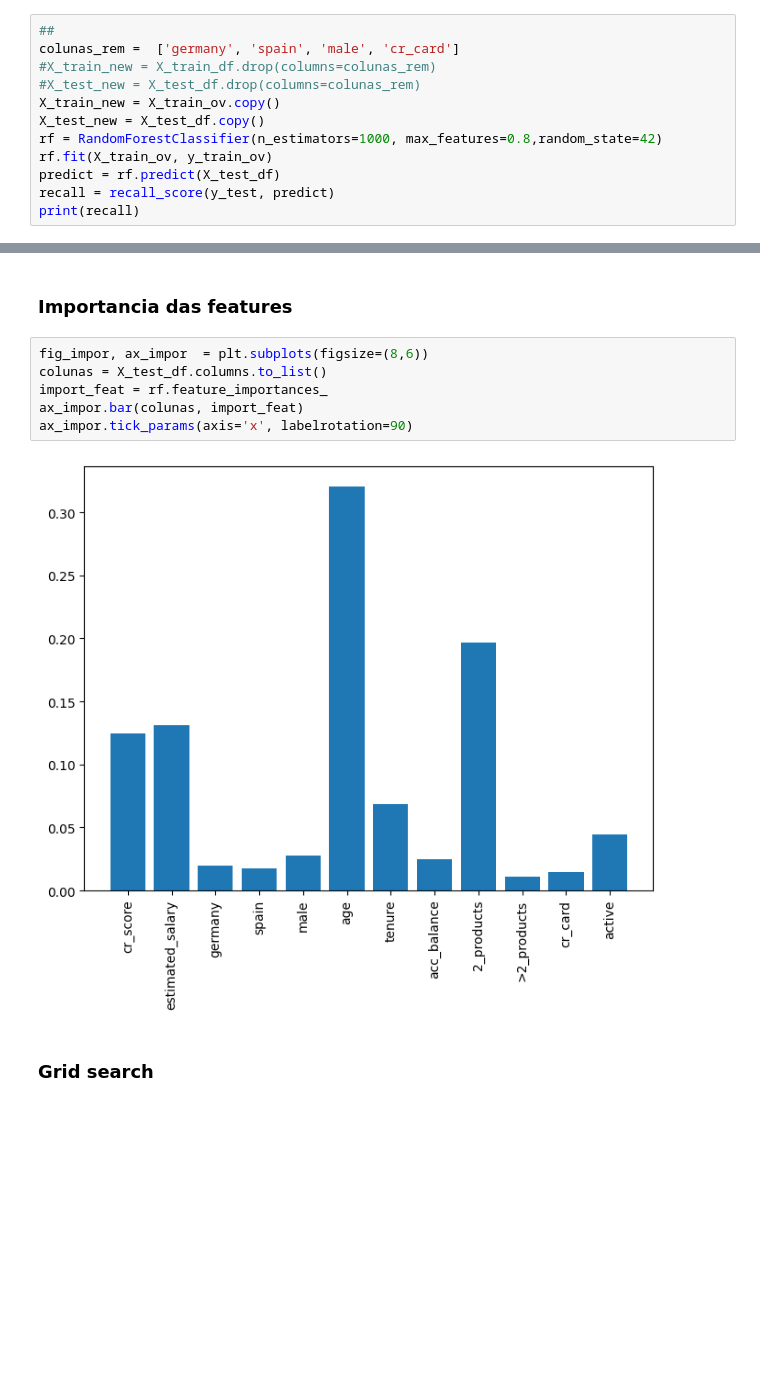
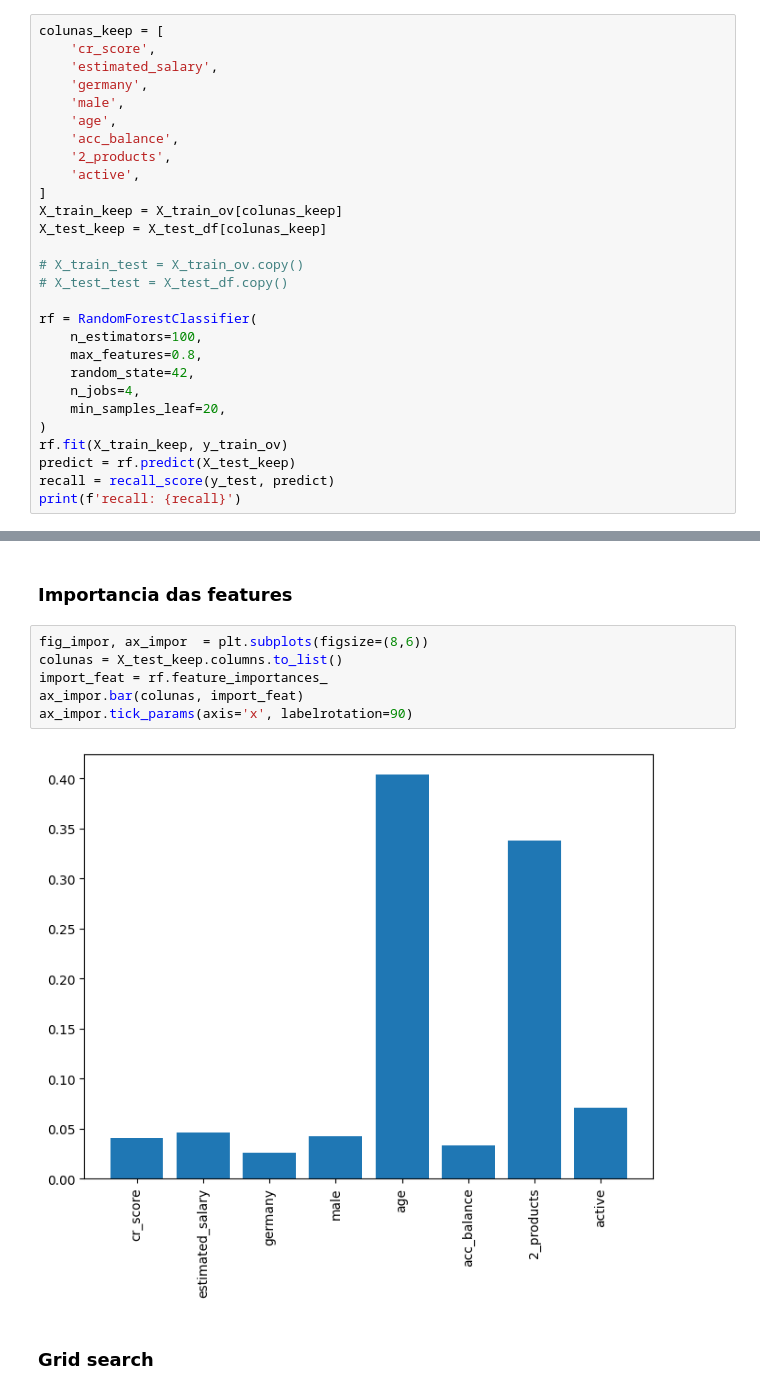
Before and after one commit to castroavila/machine_learning_i, a Jupyter notebook: projeto_aplicado.ipynb, the cells around one changed output, grey strips where cells are left out. Saved outputs shown, nothing was run; the diff lists cells and outputs as text; blank space fills up the shorter version.

Commit message:
Atualizações com resultados do Random Forest.

```diff
--- a/projeto_aplicado.ipynb
+++ b/projeto_aplicado.ipynb
@@ -228,15 +228,31 @@ X_train_ov, y_train_ov = ov.fit_resample(X_train_df, y_train)
 # %% [markdown]
 ### Random Forest
 # %%
-##
-colunas_rem =  ['germany', 'spain', 'male', 'cr_card']
-#X_train_new = X_train_df.drop(columns=colunas_rem)
-#X_test_new = X_test_df.drop(columns=colunas_rem)
-X_train_new = X_train_ov.copy()
-X_test_new = X_test_df.copy()
-rf = RandomForestClassifier(n_estimators=1000, max_features=0.8,random_state=42)
-rf.fit(X_train_ov, y_train_ov)
-predict = rf.predict(X_test_df)
+colunas_keep = [
+    'cr_score',
+    'estimated_salary',
+    'germany',
+    'male',
+    'age',
+    'acc_balance',
+    '2_products',
+    'active',
+]
+X_train_keep = X_train_ov[colunas_keep]
+X_test_keep = X_test_df[colunas_keep]
+
+# X_train_test = X_train_ov.copy()
+# X_test_test = X_test_df.copy()
+
+rf = RandomForestClassifier(
+    n_estimators=100,
+    max_features=0.8,
+    random_state=42,
+    n_jobs=4,
+    min_samples_leaf=20,
+)
+rf.fit(X_train_keep, y_train_ov)
+predict = rf.predict(X_test_keep)
 recall = recall_score(y_test, predict)
-print(recall)
+print(f'recall: {recall}')
 # %% [output]
@@ -250,12 +269,12 @@ plot_confusion_matrix(rf, X_test_df, y_test)
 ### Importancia das features
 # %%
 fig_impor, ax_impor  = plt.subplots(figsize=(8,6))
-colunas = X_test_df.columns.to_list()
+colunas = X_test_keep.columns.to_list()
 import_feat = rf.feature_importances_
 ax_impor.bar(colunas, import_feat)
 ax_impor.tick_params(axis='x', labelrotation=90)
 # %% [output]
-[figure, old version]
+[figure, new version]
 # %% [markdown]
 ### Grid search
 # %%
```
Also changed, not shown: parts of 3 cells of this notebook.
